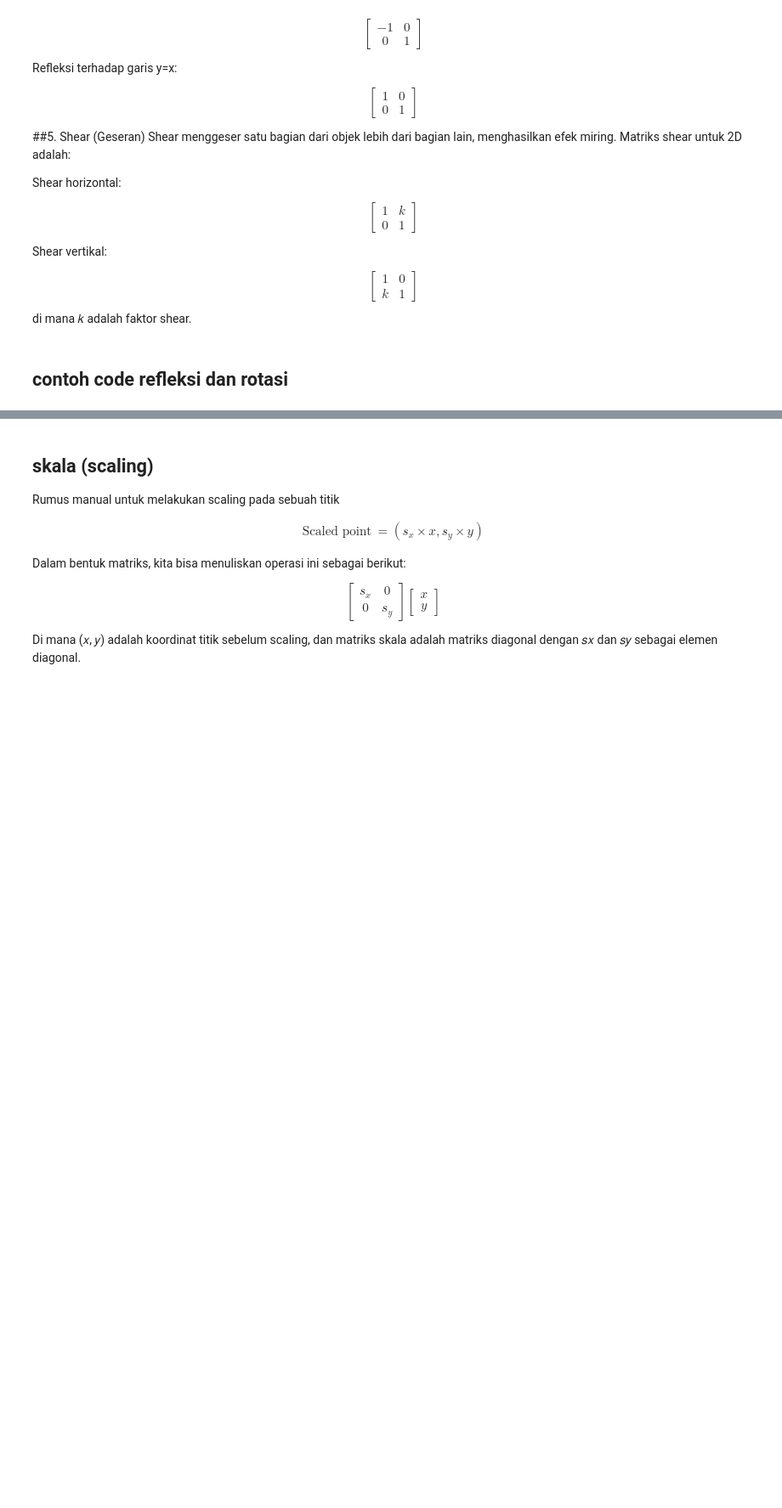
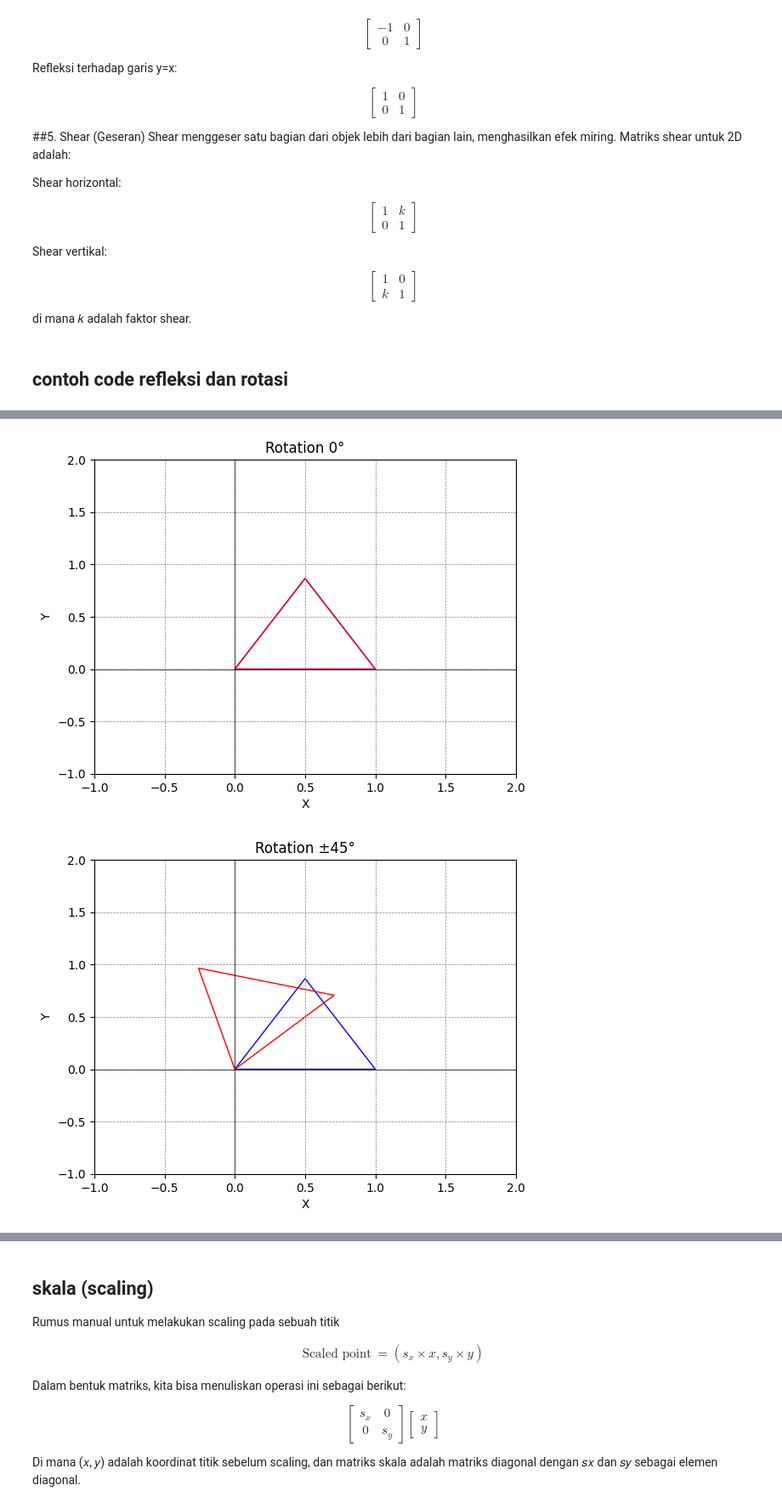
Before and after one commit to yudha22052/Alin, a Jupyter notebook: _sources/Transformasi_Linier.ipynb, the cells around one changed output, grey strips where cells are left out. Shown at 85% size. Saved outputs shown, nothing was run; the diff lists cells and outputs as text; code cells hidden in the pictures; blank space fills up the shorter version.

```diff
--- a/_sources/Transformasi_Linier.ipynb
+++ b/_sources/Transformasi_Linier.ipynb
@@ -211,0 +132,72 @@ x yang merupakan koordinat dalam ruang tiga dimensi 𝑅3, kemudian melakukan tr
+# %%
+import numpy as np
+import matplotlib.pyplot as plt
+from matplotlib.patches import Polygon
+
+# Function to plot triangle
+def plot_triangle(vertices, color='blue'):
+    triangle = Polygon(vertices, closed=True, fill=None, edgecolor=color)
+    plt.gca().add_patch(triangle)
+
+# Function to plot transformation
+def plot_transformation(matrix, title):
+    fig, ax = plt.subplots()
+
+    # Define vertices of the original triangle
+    original_triangle = np.array([[0, 0], [1, 0], [0.5, 0.86602540378]])  # Equilateral triangle
+
+    # Apply transformation to each vertex
+    transformed_triangle = np.dot(matrix, np.transpose(original_triangle)).T
+
+    # Plot original triangle
+    plot_triangle(original_triangle, color='blue')
+
+    # Plot transformed triangle
+    plot_triangle(transformed_triangle, color='red')
+
+    # Set labels and title
+    ax.set_xlabel('X')
+    ax.set_ylabel('Y')
+    ax.set_title(title)
+
+    # Set limits
+    ax.set_xlim([-1, 2])
+    ax.set_ylim([-1, 2])
+
+    # Show grid
+    ax.grid(True)
+
+    # Show plot
+    plt.axhline(0, color='black',linewidth=0.5)
+    plt.axvline(0, color='black',linewidth=0.5)
+    plt.grid(color = 'gray', linestyle = '--', linewidth = 0.5)
+    plt.show()
+
+# Matrices from the table
+rotation_0 = np.array([[1, 0], [0, 1]])
+rotation_45 = np.array([[1/np.sqrt(2), -1/np.sqrt(2)], [1/np.sqrt(2), 1/np.sqrt(2)]])
+rotation_90 = np.array([[0, -1], [1, 0]])
+rotation_180 = np.array([[-1, 0], [0, -1]])
+reflection_0 = np.array([[1, 0], [0, -1]])
+reflection_45 = np.array([[0, 1], [1, 0]])
+reflection_90 = np.array([[-1, 0], [0, 1]])
+reflection_minus_45 = np.array([[0, -1], [-1, 0]])
+
+# List of matrices and titles
+matrices = [
+    (rotation_0, 'Rotation 0°'),
+    (rotation_45, 'Rotation ±45°'),
+    (rotation_90, 'Rotation 90°'),
+    (rotation_180, 'Rotation 180°'),
+    (reflection_0, 'Reflection 0°'),
+    (reflection_45, 'Reflection 45°'),
+    (reflection_90, 'Reflection 90°'),
+    (reflection_minus_45, 'Reflection -45°')
+]
+
+# Plot each transformation
+for matrix, title in matrices:
+    plot_transformation(matrix, title)
+# %% [output]
+[figure, added]
+[figure, added]
```
Also changed, not shown: parts of 5 cells of this notebook, 11 other files.
